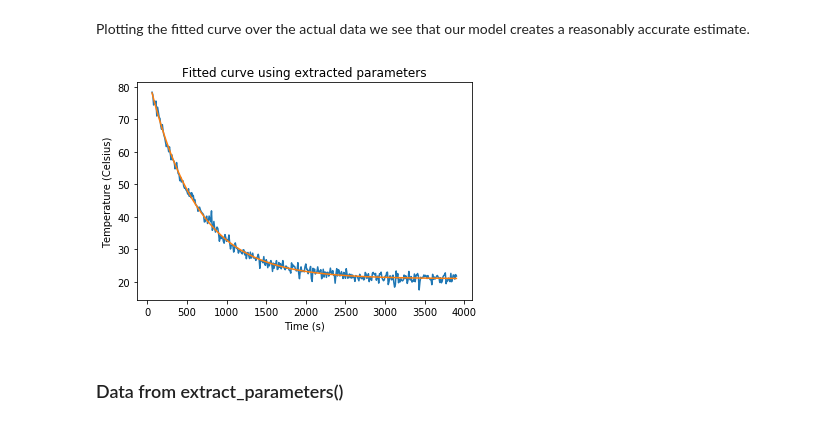
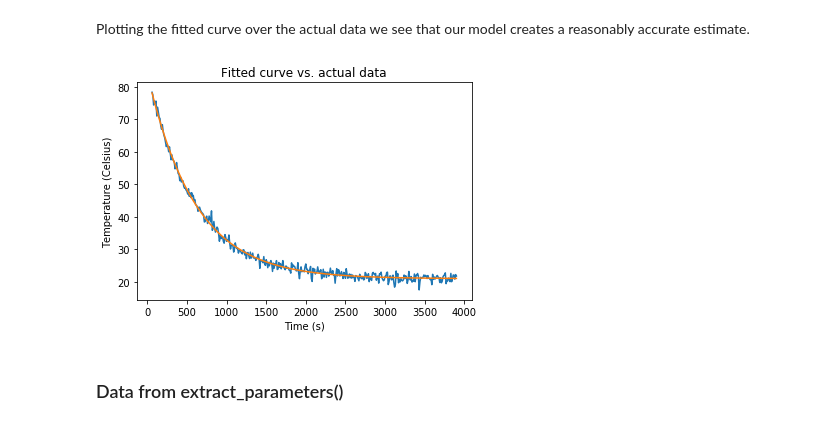
Before and after one commit to jasonquon/ModellingComplexSystems, a Jupyter notebook: ThermalModelling/ThermalModelling.ipynb, the cells around one changed output. Saved outputs shown, nothing was run; the diff lists cells and outputs as text; code cells hidden in the pictures.

Commit message:
Fixed plotted data

```diff
--- a/ThermalModelling/ThermalModelling.ipynb
+++ b/ThermalModelling/ThermalModelling.ipynb
@@ -107,16 +107,13 @@ plt.show()
 Plotting the fitted curve over the actual data we see that our model creates a reasonably accurate estimate.
 # %%
 plt.plot(ts, Ts)
-plt.title('Data from provided file')
-plt.xlabel('Time (s)')
-plt.ylabel('Temperature (Celsius)')
 plt.plot(ts, model(ts, parameters[0], parameters[1], parameters[2]))
-plt.title('Fitted curve using extracted parameters')
+plt.title('Fitted curve vs. actual data')
 plt.xlabel('Time (s)')
 plt.ylabel('Temperature (Celsius)')
 plt.show()
 # %% [output]
-[figure, old version]
+[figure, new version]
 # %% [markdown]
 ### Data from extract_parameters()
 # %%
```
